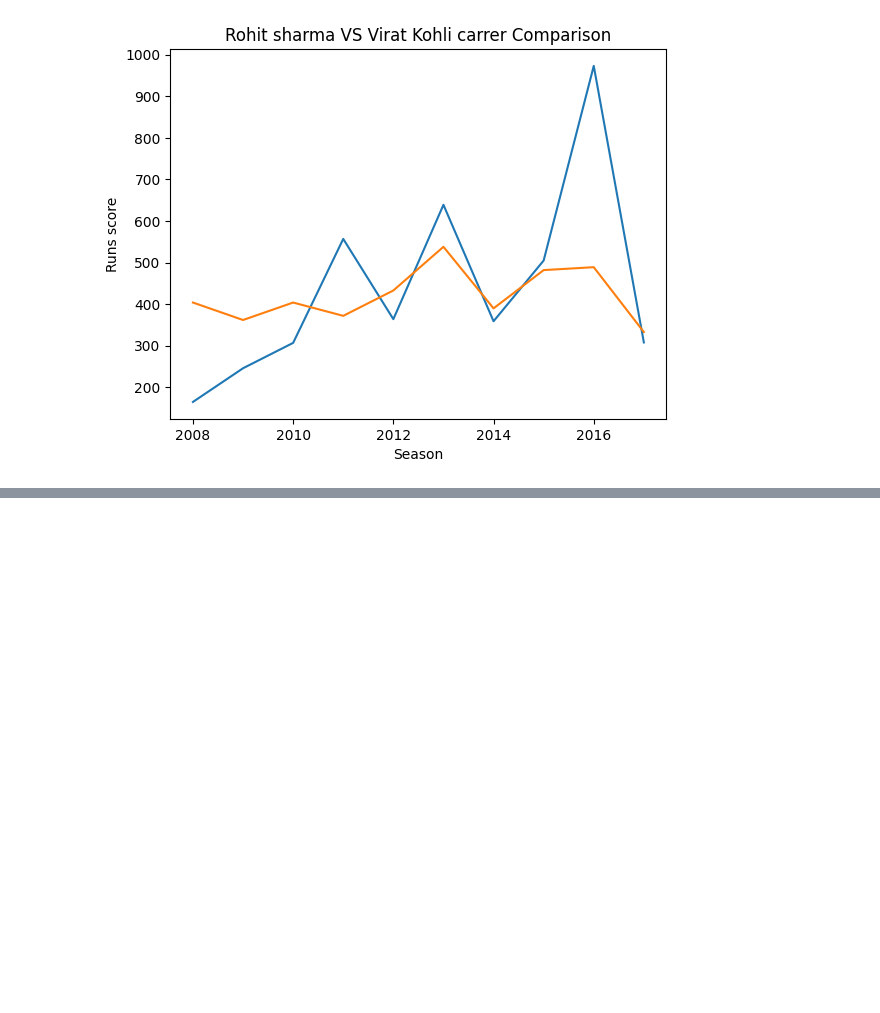
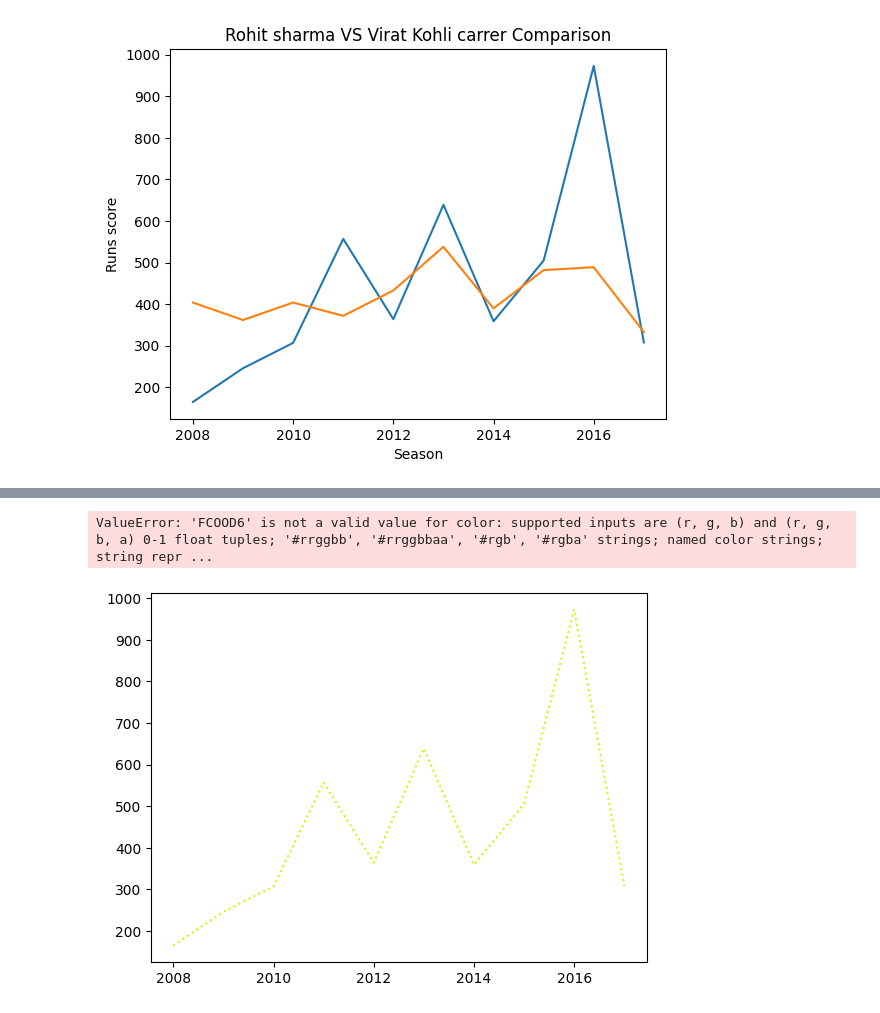
Before and after one commit to simran-aug15/Matplotlib, a Jupyter notebook: 2d_lineplot.ipynb, the cells around one changed output, grey strips where cells are left out. Cells and saved outputs as stored; diff of their text form; code cells hidden in the pictures; blank space fills up the shorter version.

```diff
--- a/2d_lineplot.ipynb
+++ b/2d_lineplot.ipynb
@@ -45,0 +56,10 @@ Text(0, 0.5, 'Runs score')
+# %%
+# Using linestyle
+plt.plot(batsman['index'],batsman['V Kohli'],color='#D9F10F',linestyle='dotted')
+plt.plot(batsman['index'],batsman['RG Sharma'],color='FCOOD6',linestyle='dashed')
+plt.title('Rohit sharma VS Virat Kohli carrer Comparison')
+plt.xlabel('Season')
+plt.ylabel('Runs score')
+# %% [output]
+ValueError: 'FCOOD6' is not a valid value for color: supported inputs are (r, g, b) and (r, g, b, a) 0-1 float tuples; '#rrggbb', '#rrggbbaa', '#rgb', '#rgba' strings; named color strings; string repr ...
+[figure, added]
```
Also changed, not shown: parts of 1 cell of this notebook.
